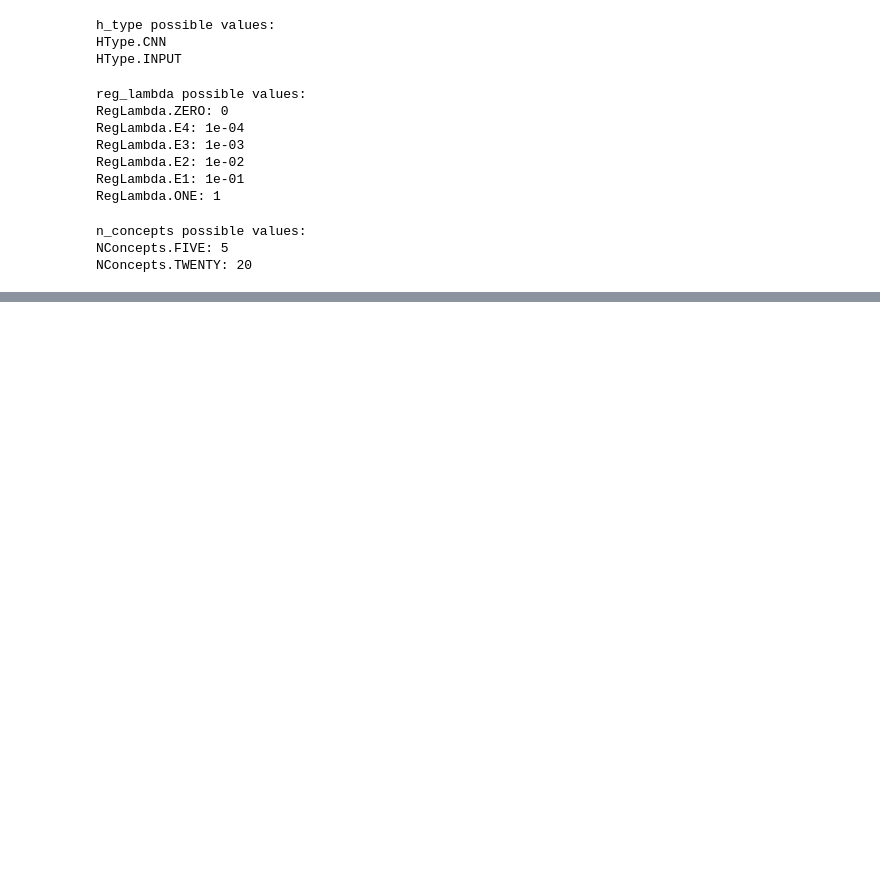
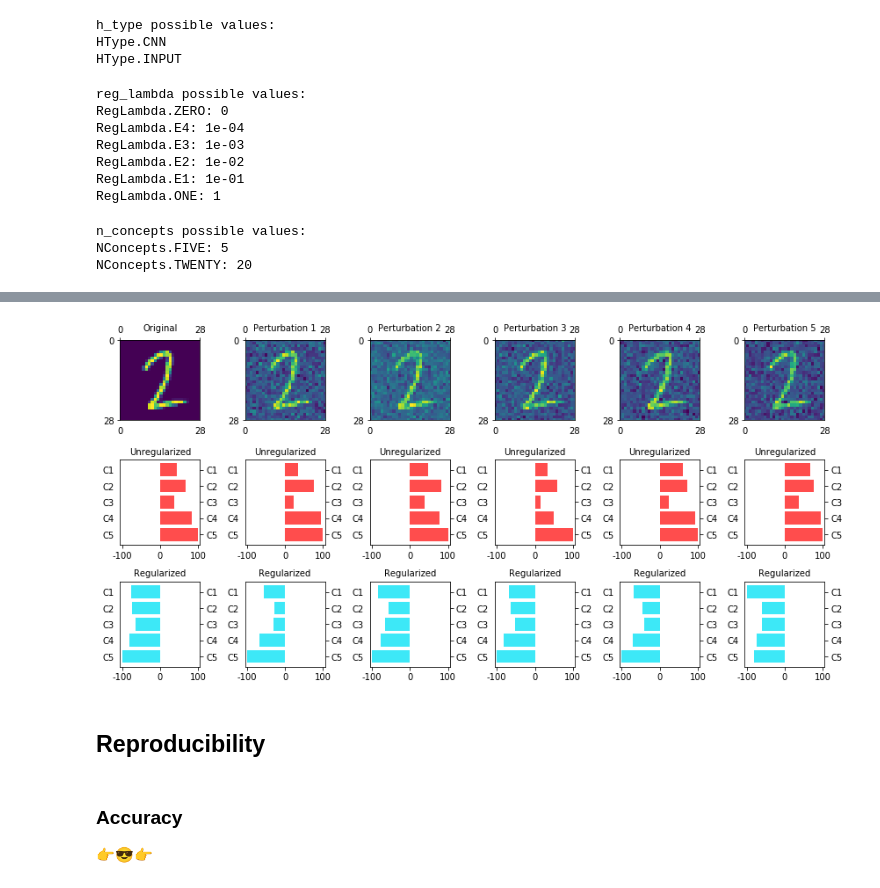
Before and after one commit to ricokoff/FACT-AI, a Jupyter notebook: SENN/Notebook.ipynb, the cells around one changed output, grey strips where cells are left out. Cells and saved outputs as stored; diff of their text form; code cells hidden in the pictures; blank space fills up the shorter version.

```diff
--- a/SENN/Notebook.ipynb
+++ b/SENN/Notebook.ipynb
@@ -75,0 +81,12 @@ Loading MNIST model grad3_Hcnn_Thsimple_Cpts5_Reg0e+00_Sp2e-05_LR0.0002:
+# %%
+index = 456
+mnist.plot_digit_noise_activation_regularized_unregularized(mnist_cnn_5concepts_models['E4'],
+                                                            mnist_cnn_5concepts_models['ZERO'], index, 5)
+# %% [output]
+[figure, added]
+# %% [markdown]
+## Reproducibility
+# %% [markdown]
+### Accuracy
+
+👉😎👉
```
Also changed, not shown: parts of 22 cells of this notebook, 53 other files.
